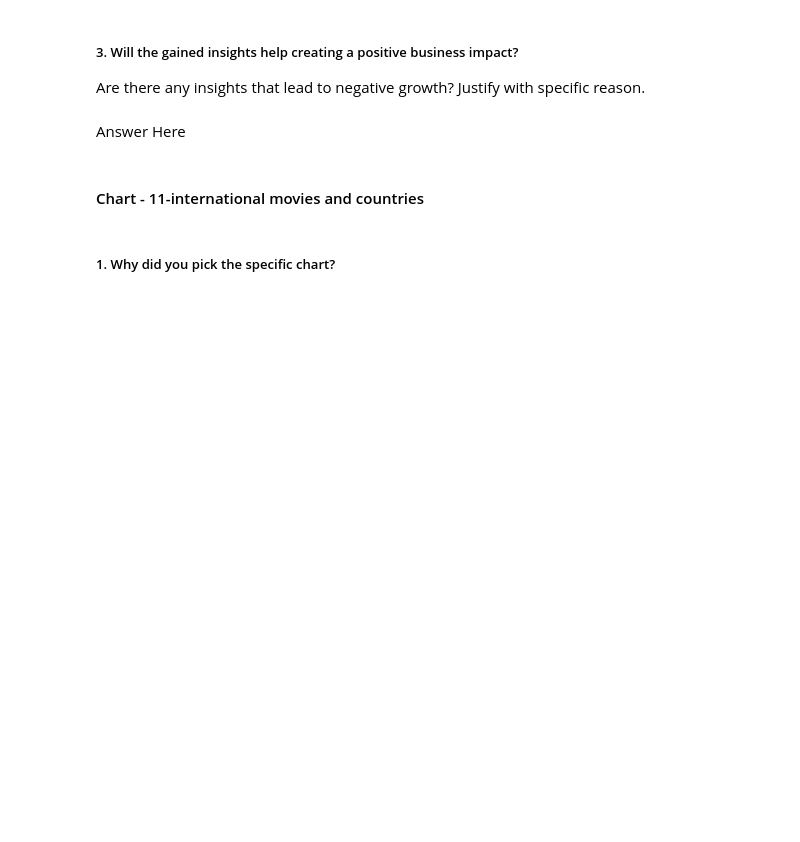
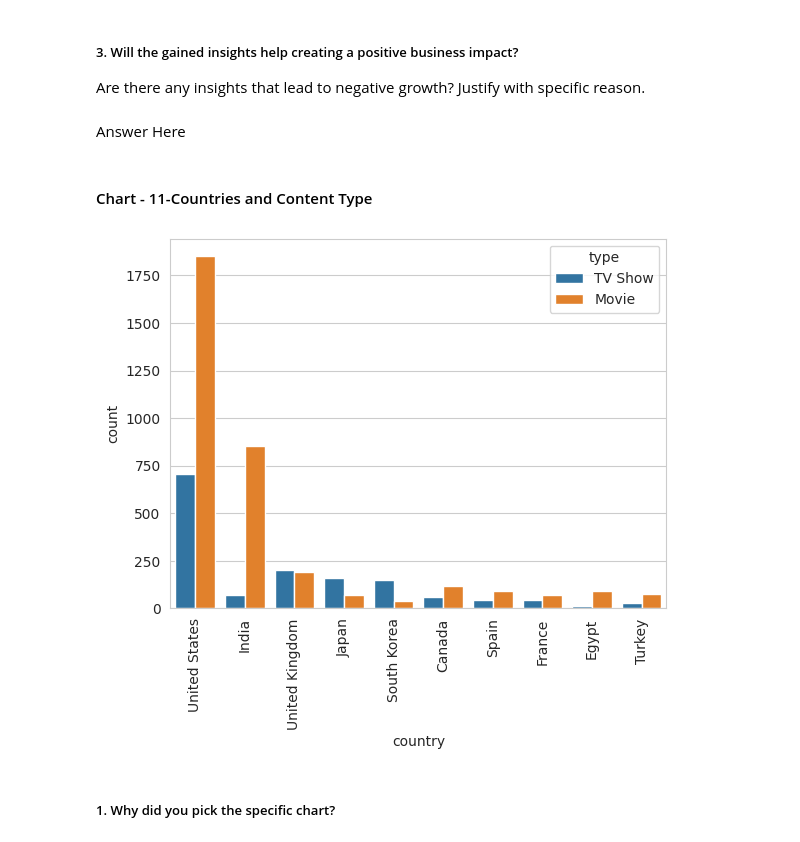
Before and after one commit to Jeetesh-KumarM/CAPSTONE-PROJECT--3--CLUSTERING, a Jupyter notebook: Netflix_Movies_and_TV_Shows_Clustering.ipynb, the cells around one changed output. Drawn from its saved outputs; the diff is of its cells as text; code cells hidden in the pictures; blank space fills up the shorter version.

```diff
--- a/Netflix_Movies_and_TV_Shows_Clustering.ipynb
+++ b/Netflix_Movies_and_TV_Shows_Clustering.ipynb
@@ -640,4 +642,4 @@ Are there any insights that lead to negative growth? Justify with specific reaso
 # %% [markdown]
 Answer Here
 # %% [markdown]
-#### Chart - 11-international movies and countries
+#### Chart - 11-Countries and Content Type
@@ -646,3 +646,11 @@ Answer Here
+# %%
+# Chart - 11 visualization code
+cty=df1[df1['country']!='N/A']
+sns.countplot(data=cty,x='country',hue='type',order=cty.country.value_counts().iloc[:10].index)
+plt.xticks(rotation=90)
+plt.show()
+# %% [output]
+[figure, added]
 # %% [markdown]
 ##### 1. Why did you pick the specific chart?
 # %% [markdown]
```
Also changed, not shown: parts of 26 cells of this notebook.
